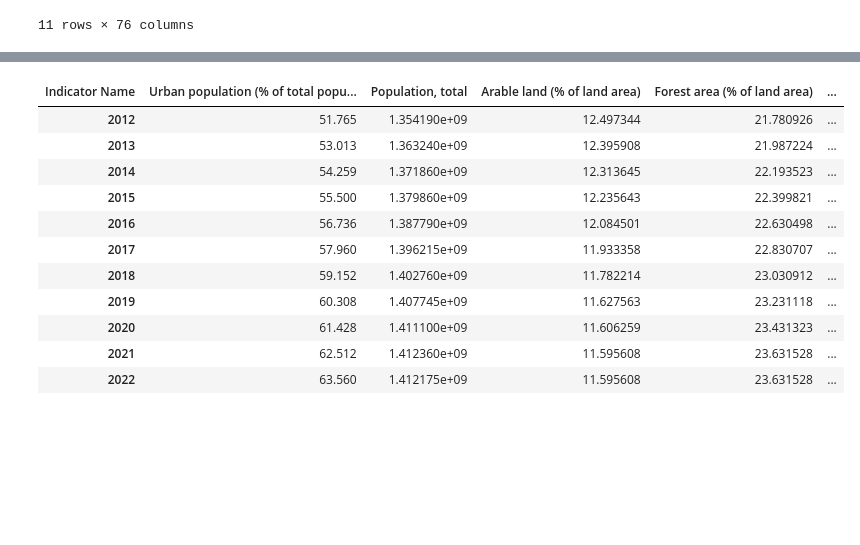
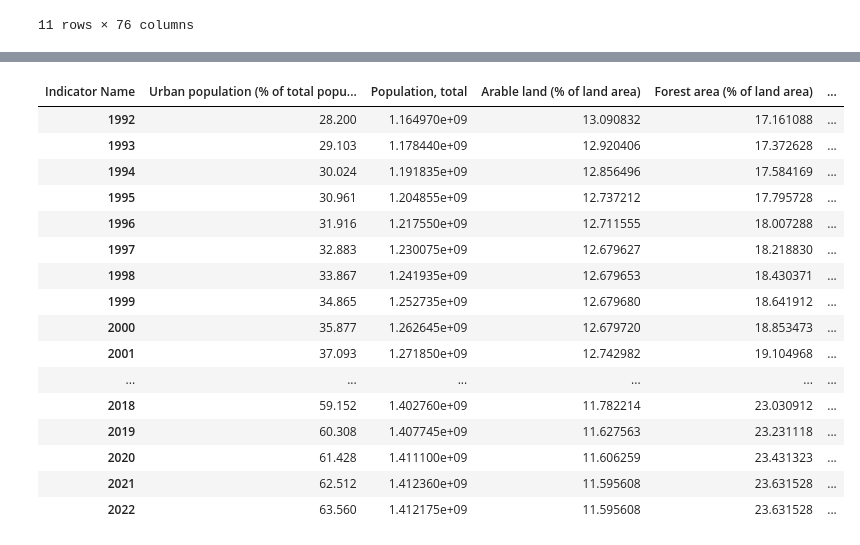
Before and after one commit to RyanHansK/Assignment2, a Jupyter notebook: code.ipynb, the cells around one changed output, grey strips where cells are left out. Cells and saved outputs as stored; diff of their text form; code cells hidden in the pictures; blank space fills up the shorter version.

```diff
--- a/code.ipynb
+++ b/code.ipynb
@@ -118,0 +107,6 @@ skewness
+# %%
+# Describe
+countries_of_interest = countries_df[['Canada','India', 'China', 'United States', 'European Union']]
+indicators_of_interest = ['Urban population (% of total population)', 'Population, total','Arable land (% of land area)',
+                          'Forest area (% of land area)', 'CO2 emissions (kt)', 'Electric power consumption (kWh per capita)']
+countries_of_interest.describe()
@@ -205,18 +217,23 @@ plt.show()
 # %%
-# Correlation heatmap
-china_df = countries_of_interest.loc['2012':'2022']['China'][['Urban population (% of total population)',
+# Correlation heatmap for China
+china_df = countries_of_interest.loc['1992':'2022']['China'][['Urban population (% of total population)',
                                                               'Population, total','Arable land (% of land area)',
                                                               'Forest area (% of land area)', 'CO2 emissions (kt)',
                                                               'Electric power consumption (kWh per capita)']]
 china_df
 # %% [output]
 | Indicator Name | Urban population (% of total popu... | Population, total | Arable land (% of land area) | Forest area (% of land area) | ... |
-| 2012 | 51.765 | 1.354190e+09 | 12.497344 | 21.780926 | ... |
-| 2013 | 53.013 | 1.363240e+09 | 12.395908 | 21.987224 | ... |
-| 2014 | 54.259 | 1.371860e+09 | 12.313645 | 22.193523 | ... |
-| 2015 | 55.500 | 1.379860e+09 | 12.235643 | 22.399821 | ... |
-| 2016 | 56.736 | 1.387790e+09 | 12.084501 | 22.630498 | ... |
-| 2017 | 57.960 | 1.396215e+09 | 11.933358 | 22.830707 | ... |
+| 1992 | 28.200 | 1.164970e+09 | 13.090832 | 17.161088 | ... |
+| 1993 | 29.103 | 1.178440e+09 | 12.920406 | 17.372628 | ... |
+| 1994 | 30.024 | 1.191835e+09 | 12.856496 | 17.584169 | ... |
+| 1995 | 30.961 | 1.204855e+09 | 12.737212 | 17.795728 | ... |
+| 1996 | 31.916 | 1.217550e+09 | 12.711555 | 18.007288 | ... |
+| 1997 | 32.883 | 1.230075e+09 | 12.679627 | 18.218830 | ... |
+| 1998 | 33.867 | 1.241935e+09 | 12.679653 | 18.430371 | ... |
+| 1999 | 34.865 | 1.252735e+09 | 12.679680 | 18.641912 | ... |
+| 2000 | 35.877 | 1.262645e+09 | 12.679720 | 18.853473 | ... |
+| 2001 | 37.093 | 1.271850e+09 | 12.742982 | 19.104968 | ... |
+| ... | ... | ... | ... | ... | ... |
 | 2018 | 59.152 | 1.402760e+09 | 11.782214 | 23.030912 | ... |
 | 2019 | 60.308 | 1.407745e+09 | 11.627563 | 23.231118 | ... |
 | 2020 | 61.428 | 1.411100e+09 | 11.606259 | 23.431323 | ... |
```
Also changed, not shown: parts of 18 cells of this notebook.
